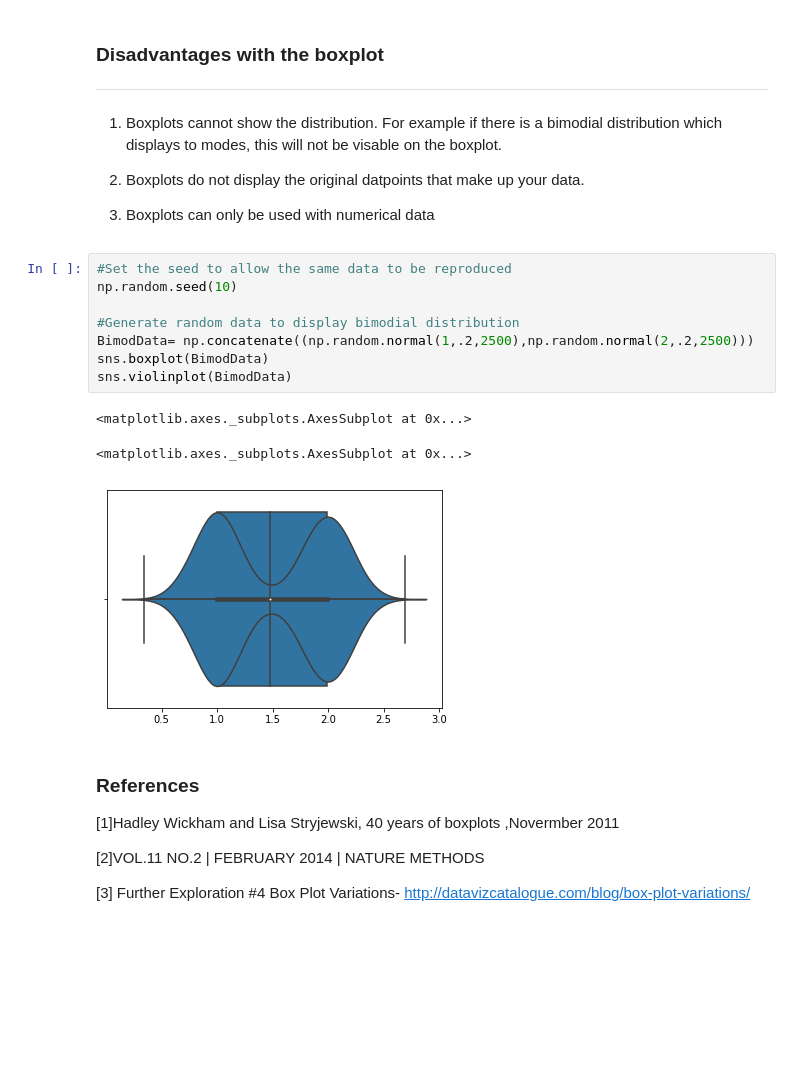
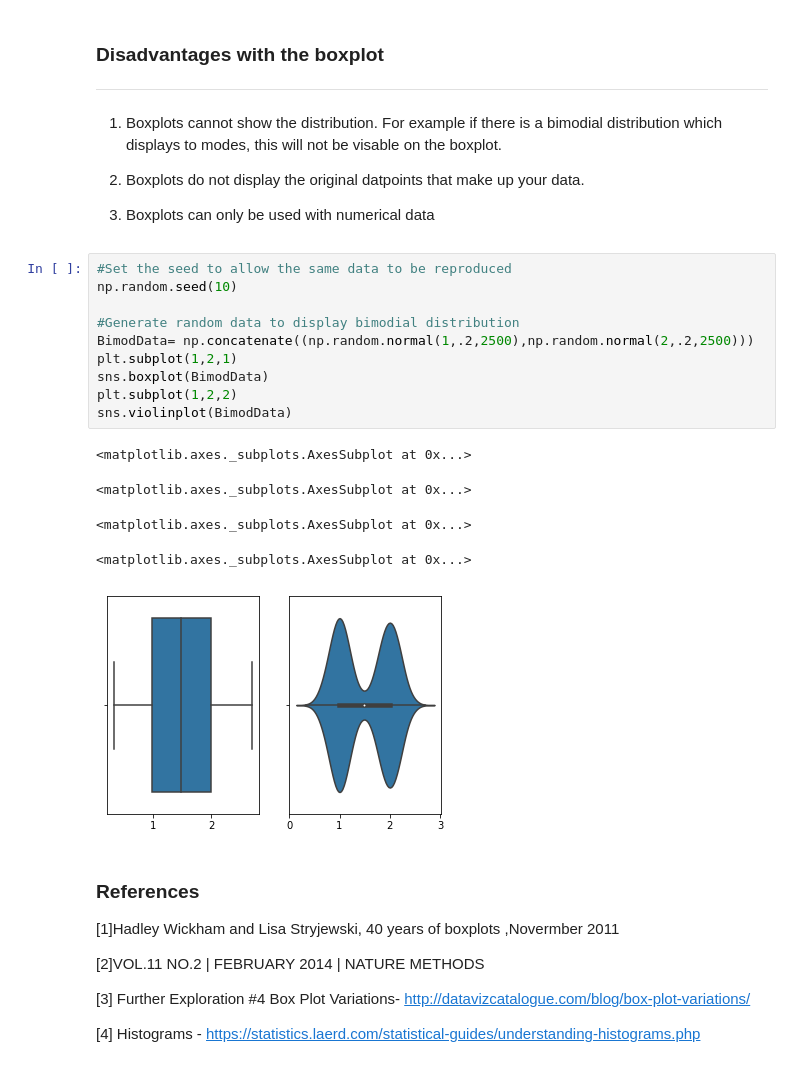
Before and after one commit to roisinanglim/boxplot.py, a Jupyter notebook: boxplot.py.ipynb, the cells around one changed output. Saved outputs shown, nothing was run; the diff lists cells and outputs as text; blank space fills up the shorter version.

```diff
--- a/boxplot.py.ipynb
+++ b/boxplot.py.ipynb
@@ -158,15 +166,19 @@ sns.swarmplot(x="survived", y="age",data=df,ax=ax[0][1])
 # %%
 #Set the seed to allow the same data to be reproduced
 np.random.seed(10)
 
 #Generate random data to display bimodial distribution
 BimodData= np.concatenate((np.random.normal(1,.2,2500),np.random.normal(2,.2,2500)))
+plt.subplot(1,2,1)
 sns.boxplot(BimodData)
+plt.subplot(1,2,2)
 sns.violinplot(BimodData)
 # %% [output]
 <matplotlib.axes._subplots.AxesSubplot at 0x...>
 <matplotlib.axes._subplots.AxesSubplot at 0x...>
+<matplotlib.axes._subplots.AxesSubplot at 0x...>
+<matplotlib.axes._subplots.AxesSubplot at 0x...>
-[figure, old version]
+[figure, new version]
 # %% [markdown]
 ### References
 
@@ -175,3 +187,5 @@ sns.violinplot(BimodData)
 [2]VOL.11 NO.2 | FEBRUARY 2014 | NATURE METHODS
 
 [3] Further Exploration #4 Box Plot Variations- http://datavizcatalogue.com/blog/box-plot-variations/
+
+[4] Histograms - https://statistics.laerd.com/statistical-guides/understanding-histograms.php
```
Also changed, not shown: parts of 9 cells of this notebook.
